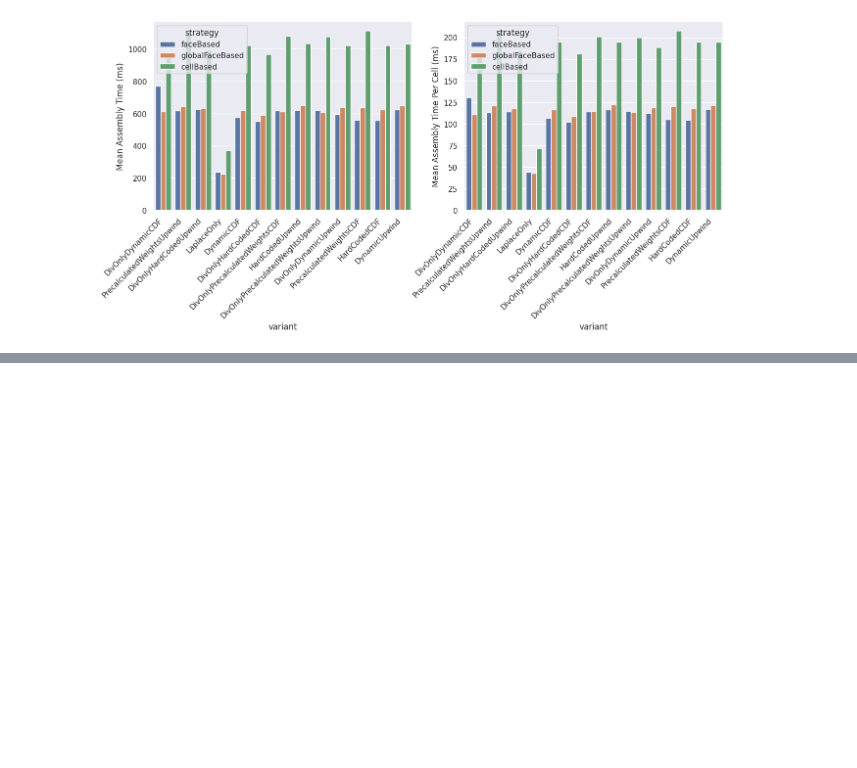
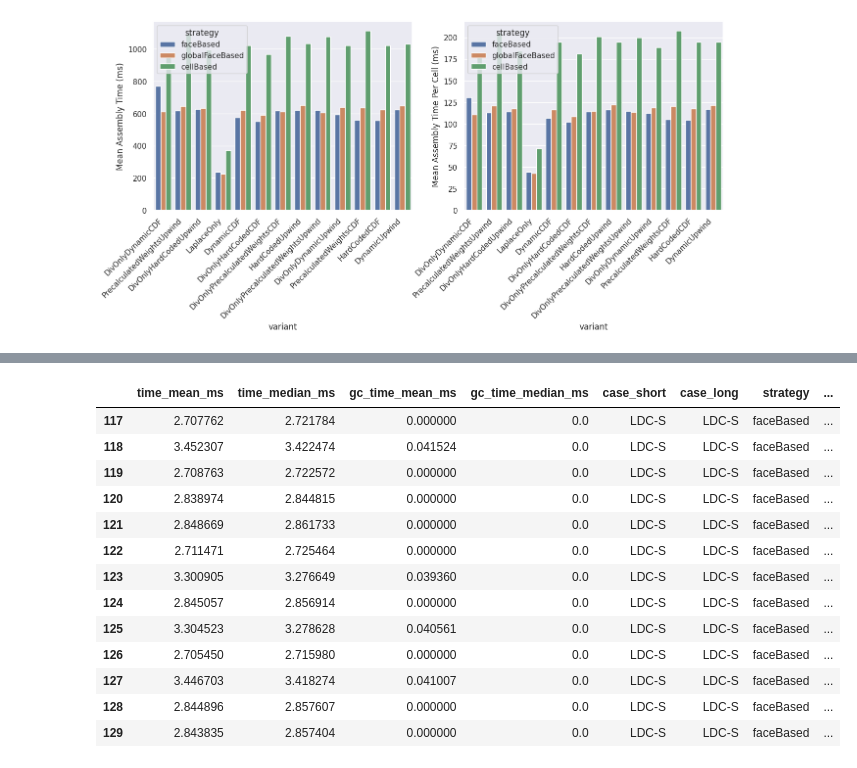
Before and after one commit to lupeterm/FVM-Prototyping, a Jupyter notebook: notebook_new.ipynb, the cells around one changed output, grey strips where cells are left out. Drawn from its saved outputs; the diff is of its cells as text; code cells hidden in the pictures; blank space fills up the shorter version.

```diff
--- a/notebook_new.ipynb
+++ b/notebook_new.ipynb
@@ -182,0 +192,17 @@ plt.savefig(f"figures/test.svg")
+# %%
+gpu_df
+# %% [output]
+|  | time_mean_ms | time_median_ms | gc_time_mean_ms | gc_time_median_ms | case_short | case_long | strategy | ... |
+| 117 | 2.707762 | 2.721784 | 0.000000 | 0.0 | LDC-S | LDC-S | faceBased | ... |
+| 118 | 3.452307 | 3.422474 | 0.041524 | 0.0 | LDC-S | LDC-S | faceBased | ... |
+| 119 | 2.708763 | 2.722572 | 0.000000 | 0.0 | LDC-S | LDC-S | faceBased | ... |
+| 120 | 2.838974 | 2.844815 | 0.000000 | 0.0 | LDC-S | LDC-S | faceBased | ... |
+| 121 | 2.848669 | 2.861733 | 0.000000 | 0.0 | LDC-S | LDC-S | faceBased | ... |
+| 122 | 2.711471 | 2.725464 | 0.000000 | 0.0 | LDC-S | LDC-S | faceBased | ... |
+| 123 | 3.300905 | 3.276649 | 0.039360 | 0.0 | LDC-S | LDC-S | faceBased | ... |
+| 124 | 2.845057 | 2.856914 | 0.000000 | 0.0 | LDC-S | LDC-S | faceBased | ... |
+| 125 | 3.304523 | 3.278628 | 0.040561 | 0.0 | LDC-S | LDC-S | faceBased | ... |
+| 126 | 2.705450 | 2.715980 | 0.000000 | 0.0 | LDC-S | LDC-S | faceBased | ... |
+| 127 | 3.446703 | 3.418274 | 0.041007 | 0.0 | LDC-S | LDC-S | faceBased | ... |
+| 128 | 2.844896 | 2.857607 | 0.000000 | 0.0 | LDC-S | LDC-S | faceBased | ... |
+| 129 | 2.843835 | 2.857404 | 0.000000 | 0.0 | LDC-S | LDC-S | faceBased | ... |
```
Also changed, not shown: parts of 7 cells of this notebook, 3 other files.
